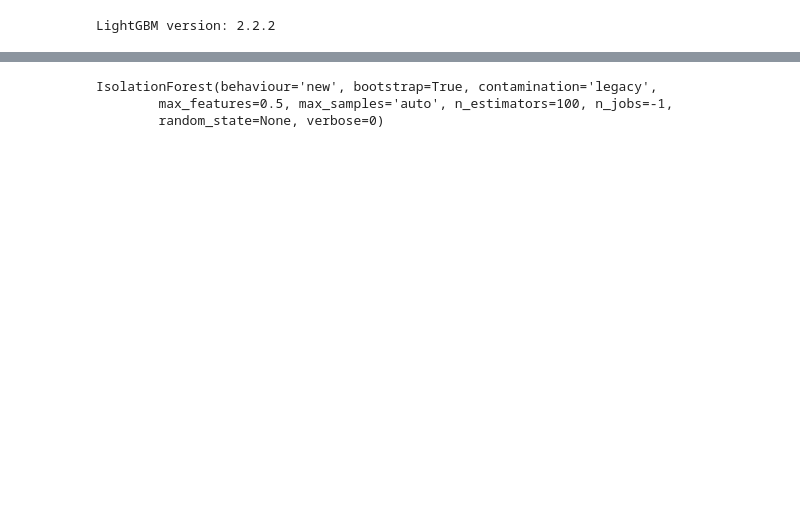
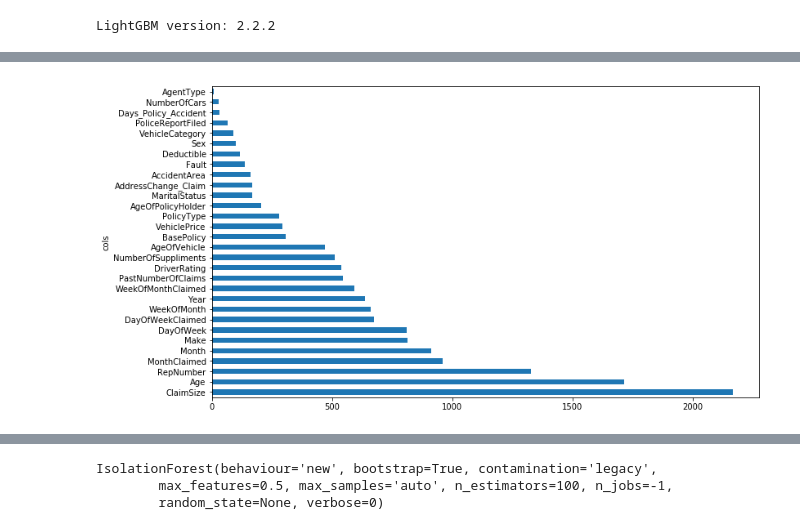
Before and after one commit to Siddharth-Singhs/EXL, a Jupyter notebook: EXL-Vaibhav.ipynb, the cells around one changed output, grey strips where cells are left out. Saved outputs shown, nothing was run; the diff lists cells and outputs as text; code cells hidden in the pictures; blank space fills up the shorter version.

```diff
--- a/EXL-Vaibhav.ipynb
+++ b/EXL-Vaibhav.ipynb
@@ -198,7 +211,7 @@ print("LightGBM version: {}".format(lgb.__version__))
 # %% [output]
 LightGBM version: 2.2.2
 # %%
-lgb_train = lgb.Dataset(X_res, y_res, free_raw_data=False)
+lgb_train = lgb.Dataset(X_cc, y_cc, free_raw_data=False)
 lgb_test = lgb.Dataset(X_valid, y_valid, reference=lgb_train, free_raw_data=False)
 # %%
 parameters = {'num_leaves': 2**5,
@@ -248,0 +273,6 @@ OneClassSVM(cache_size=200, coef0=0.0, degree=3, gamma='scale', kernel='rbf',
+# %%
+# Without using Policy Number
+fi = gbm_feat_importance(clf, df.drop('PolicyNumber', axis=1))
+plot_fi(fi[:30]);
+# %% [output]
+[figure, added]
```
Also changed, not shown: parts of 40 cells of this notebook, 1 other file.
